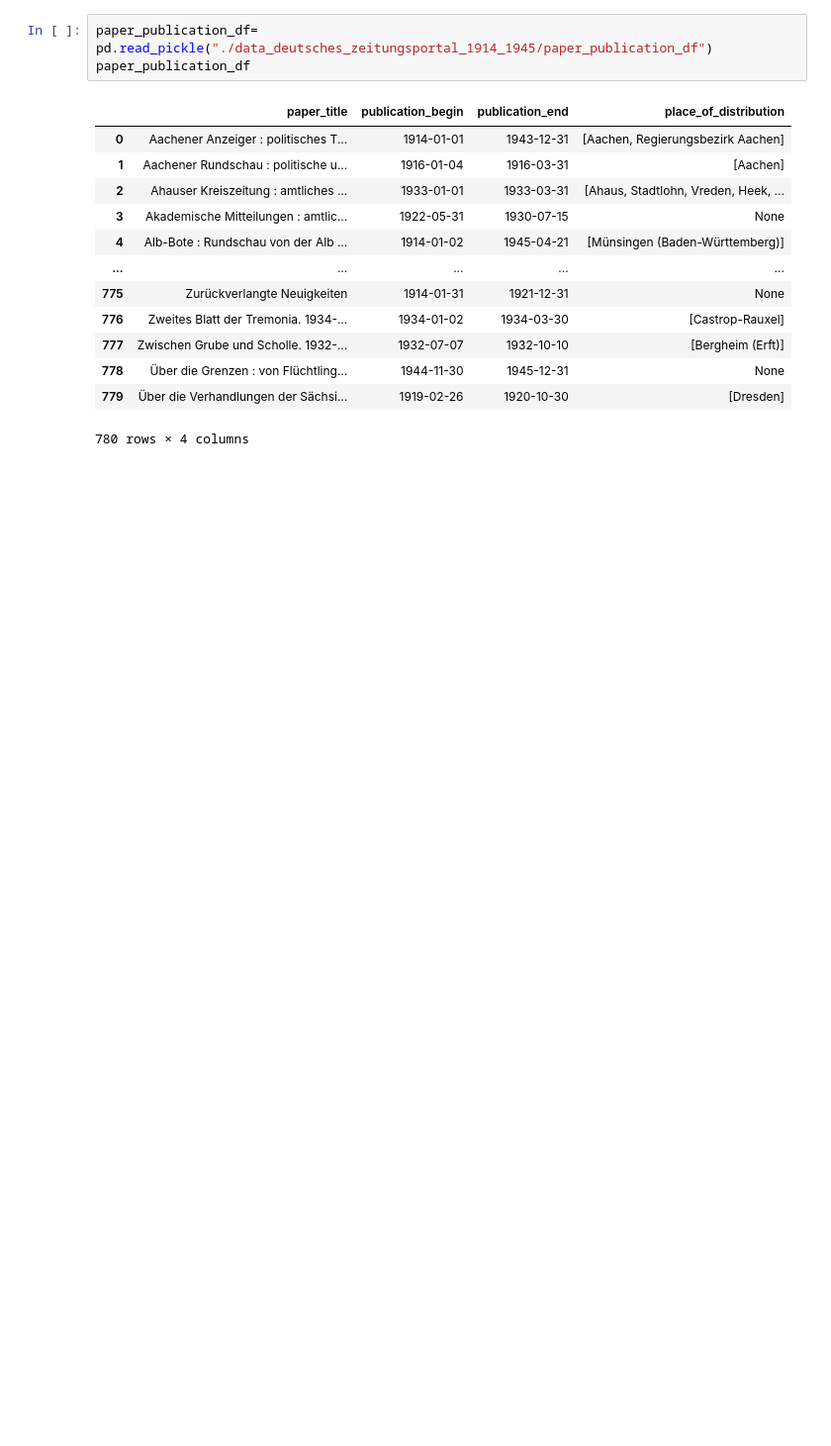
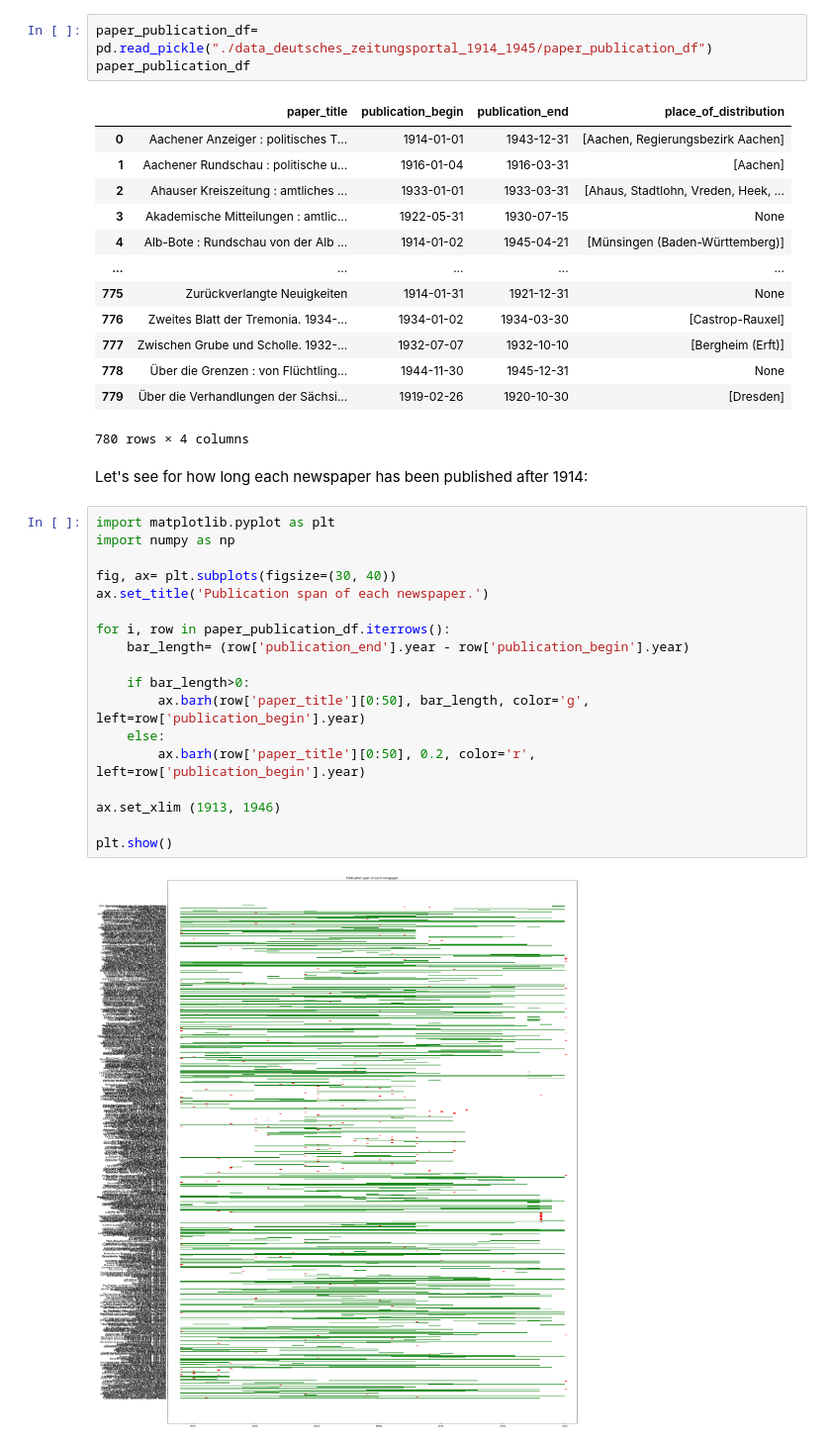
Before and after one commit to HERMES-DKZ/data_challenges_data_carpentries, a Jupyter notebook: data_challenges/zeitungsportal_data_analysis_1914_1945.ipynb, the cells around one changed output. Shown at 99% size. Drawn from its saved outputs; the diff is of its cells as text; blank space fills up the shorter version.

Commit message:
further analysis: which newspapers were published in which years?

```diff
--- a/data_challenges/zeitungsportal_data_analysis_1914_1945.ipynb
+++ b/data_challenges/zeitungsportal_data_analysis_1914_1945.ipynb
@@ -209,3 +211,25 @@ paper_publication_df
 | 778 | Über die Grenzen : von Flüchtling... | 1944-11-30 | 1945-12-31 | None |
 | 779 | Über die Verhandlungen der Sächsi... | 1919-02-26 | 1920-10-30 | [Dresden] |
 780 rows × 4 columns
+# %% [markdown]
+Let's see for how long each newspaper has been published after 1914:
+# %%
+import matplotlib.pyplot as plt
+import numpy as np
+
+fig, ax= plt.subplots(figsize=(30, 40))
+ax.set_title('Publication span of each newspaper.')
+
+for i, row in paper_publication_df.iterrows():
+    bar_length= (row['publication_end'].year - row['publication_begin'].year)
+
+    if bar_length>0:
+        ax.barh(row['paper_title'][0:50], bar_length, color='g', left=row['publication_begin'].year)
+    else:
+        ax.barh(row['paper_title'][0:50], 0.2, color='r', left=row['publication_begin'].year)
+
+ax.set_xlim (1913, 1946)
+
+plt.show()
+# %% [output]
+[figure, added]
```
Also changed, not shown: parts of 2 cells of this notebook.
